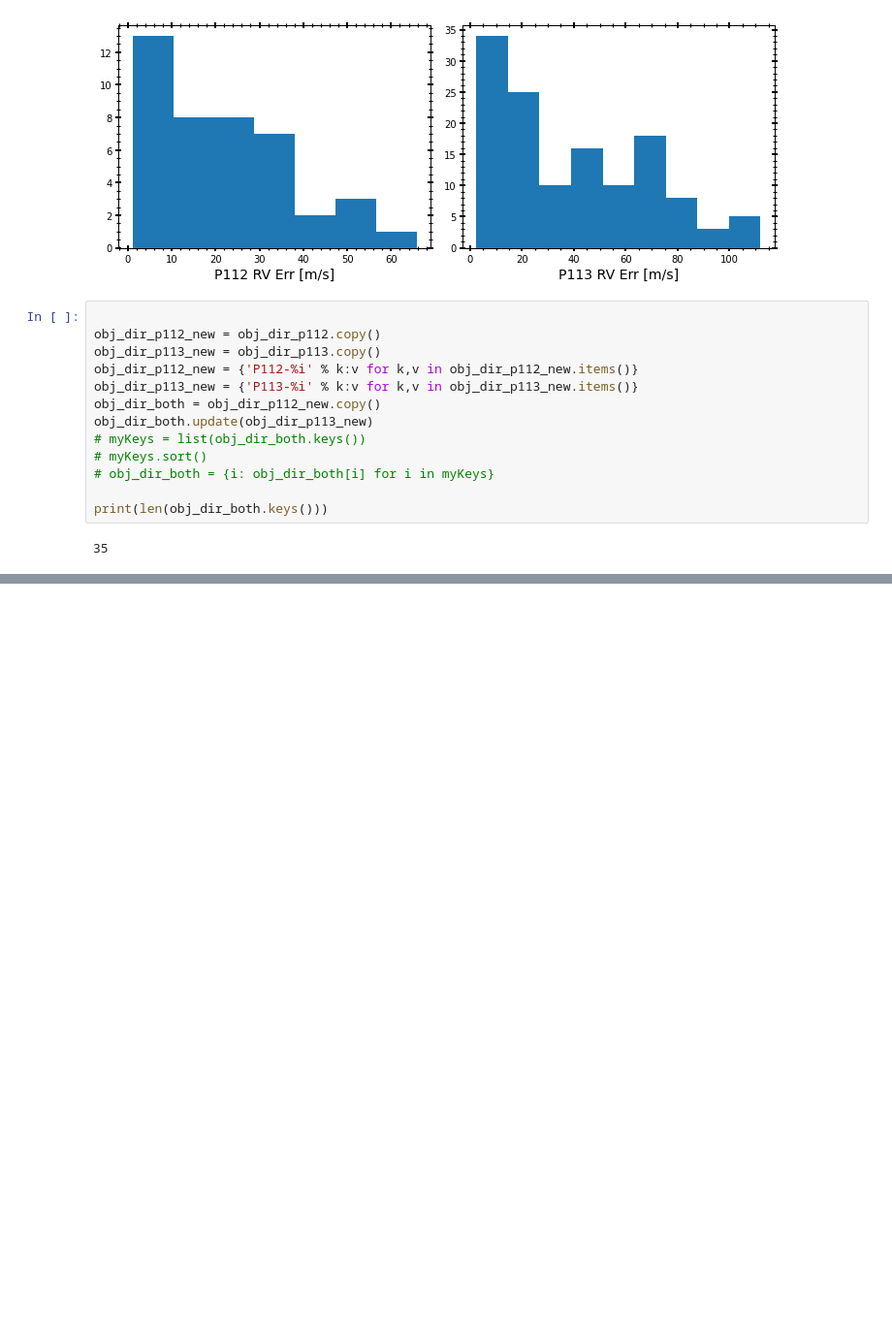
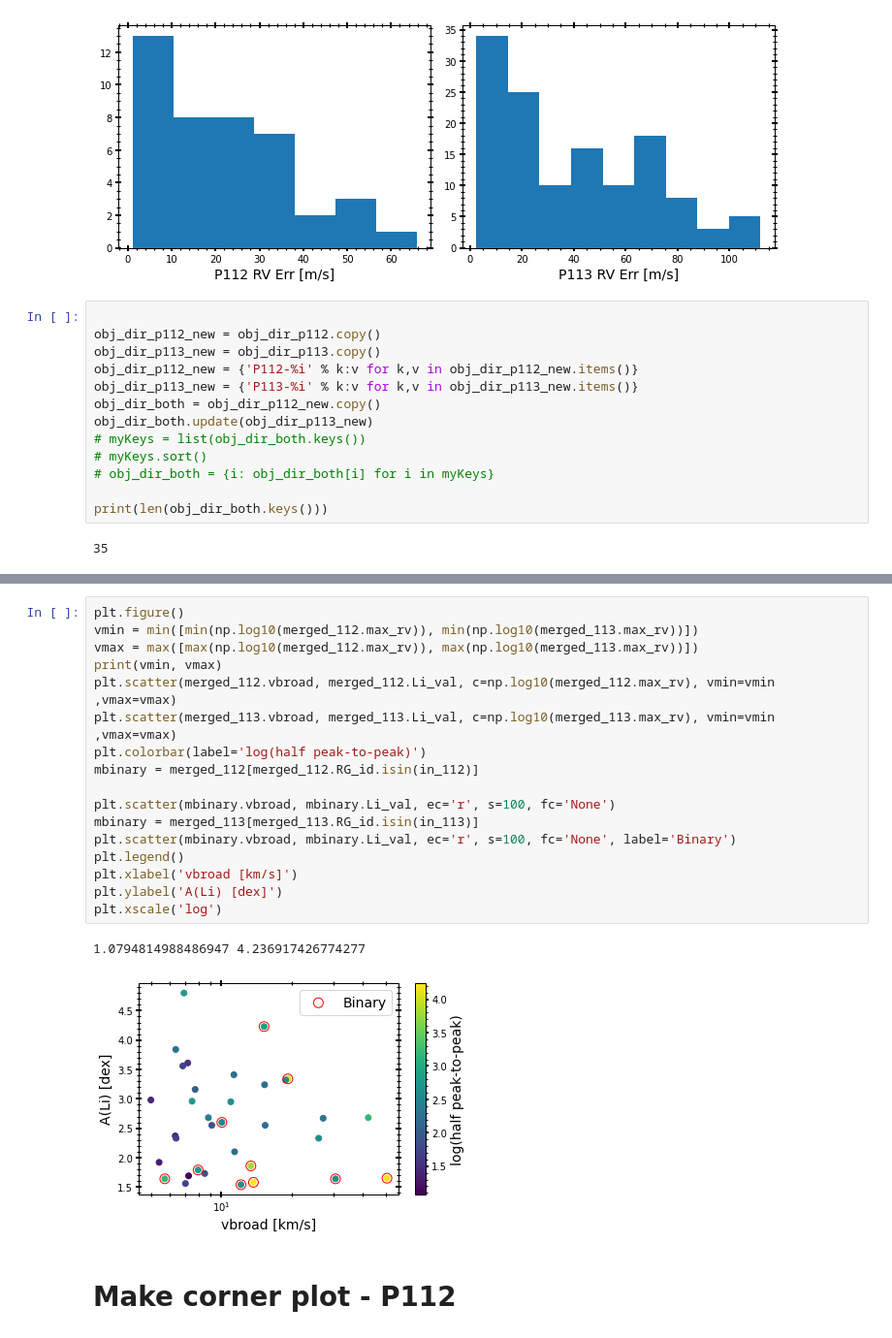
Before and after one commit to MaryumSayeed/ESPRESSO, a Jupyter notebook: scripts/rv_program.ipynb, the cells around one changed output, grey strips where cells are left out. Shown at 97% size. Cells and saved outputs as stored; diff of their text form; blank space fills up the shorter version.

```diff
--- a/scripts/rv_program.ipynb
+++ b/scripts/rv_program.ipynb
@@ -579,0 +584,22 @@ WARNING:root:Pandas support in corner is deprecated; use ArviZ directly
+# %%
+plt.figure()
+vmin = min([min(np.log10(merged_112.max_rv)), min(np.log10(merged_113.max_rv))])
+vmax = max([max(np.log10(merged_112.max_rv)), max(np.log10(merged_113.max_rv))])
+print(vmin, vmax)
+plt.scatter(merged_112.vbroad, merged_112.Li_val, c=np.log10(merged_112.max_rv), vmin=vmin ,vmax=vmax)
+plt.scatter(merged_113.vbroad, merged_113.Li_val, c=np.log10(merged_113.max_rv), vmin=vmin ,vmax=vmax)
+plt.colorbar(label='log(half peak-to-peak)')
+mbinary = merged_112[merged_112.RG_id.isin(in_112)]
+
+plt.scatter(mbinary.vbroad, mbinary.Li_val, ec='r', s=100, fc='None')
+mbinary = merged_113[merged_113.RG_id.isin(in_113)]
+plt.scatter(mbinary.vbroad, mbinary.Li_val, ec='r', s=100, fc='None', label='Binary')
+plt.legend()
+plt.xlabel('vbroad [km/s]')
+plt.ylabel('A(Li) [dex]')
+plt.xscale('log')
+# %% [output]
+1.0794814988486947 4.236917426774277
+[figure, added]
+# %% [markdown]
+# Make corner plot - P112
```
Also changed, not shown: parts of 31 cells of this notebook, 1 other file.
